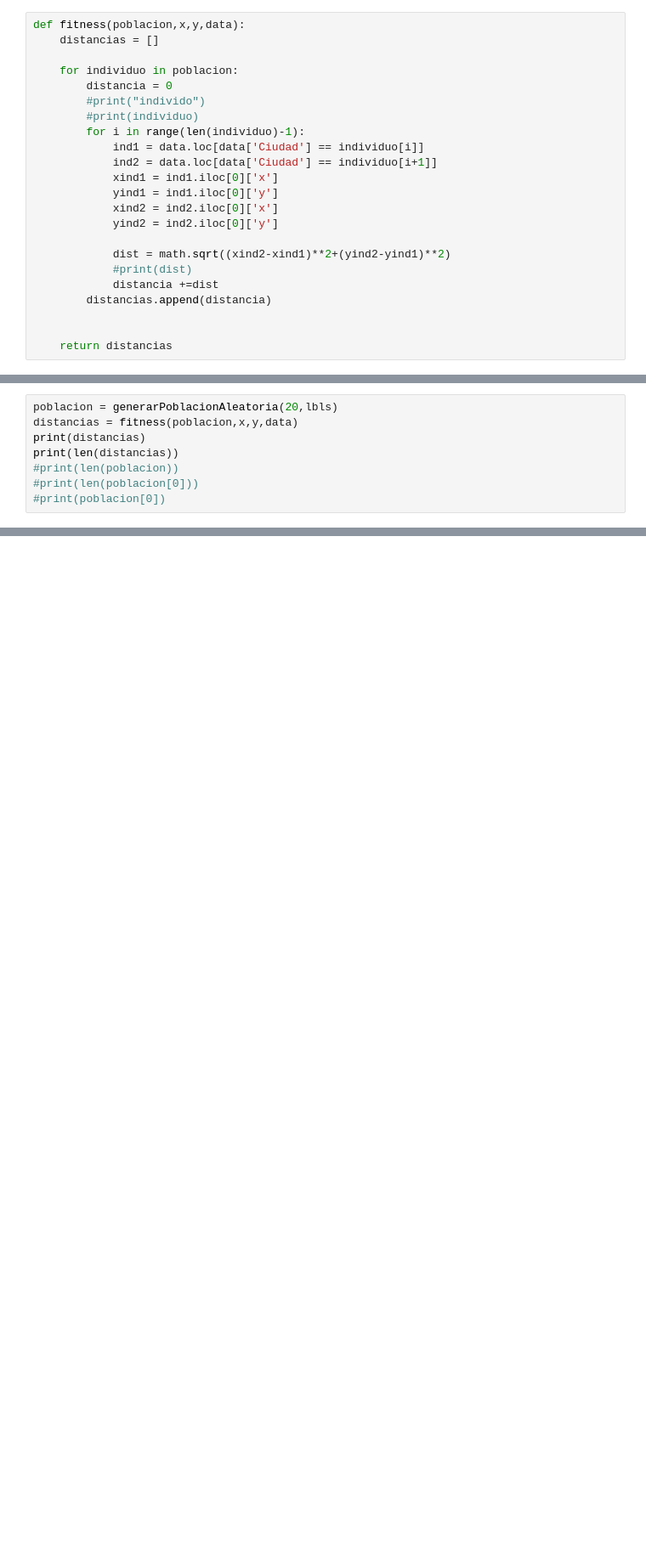
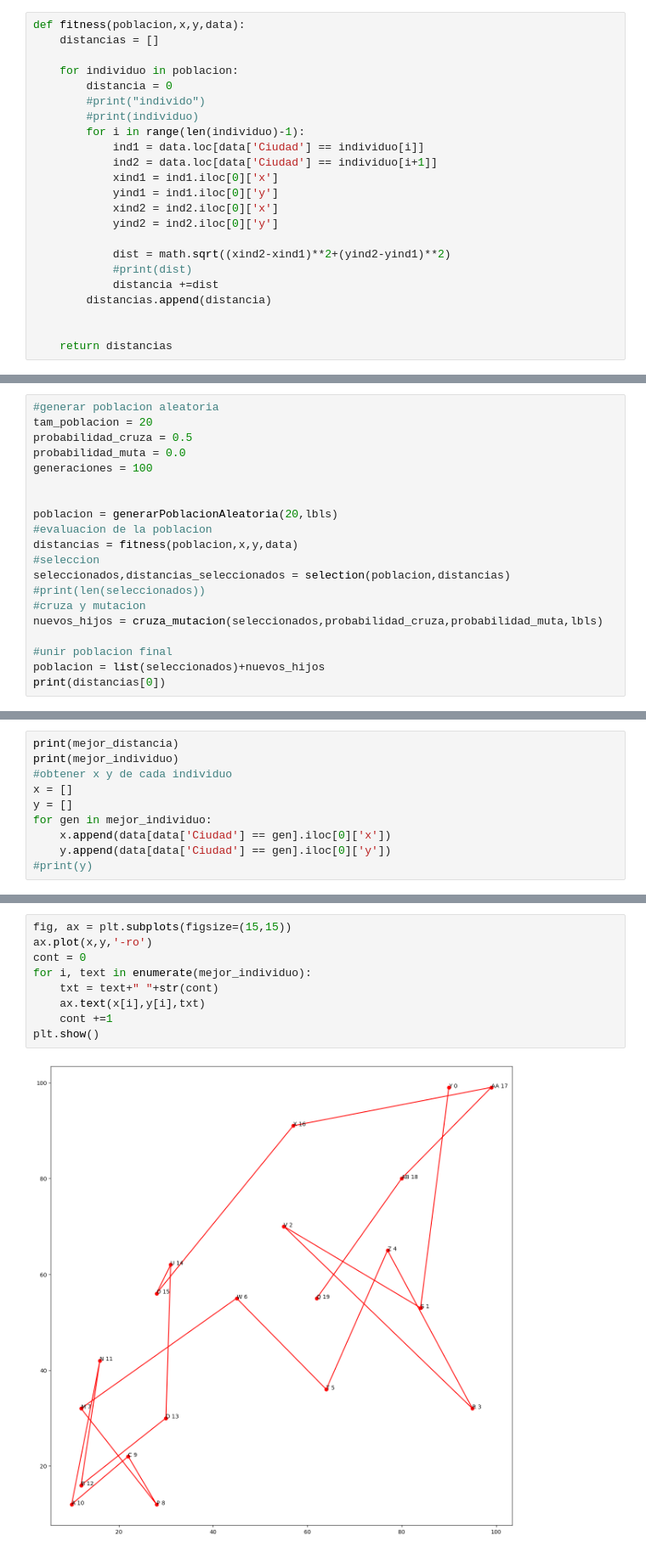
Before and after one commit to JHernandez99/AGs_Ciudades, a Jupyter notebook: AG_Problema_Ciudades.ipynb, the cells around one changed output, grey strips where cells are left out. Shown at 85% size. Cells and saved outputs as stored; diff of their text form; blank space fills up the shorter version.

```diff
--- a/AG_Problema_Ciudades.ipynb
+++ b/AG_Problema_Ciudades.ipynb
@@ -138,9 +210,21 @@ def fitness(poblacion,x,y,data):
 # %%
+#generar poblacion aleatoria
+tam_poblacion = 20
+probabilidad_cruza = 0.5
+probabilidad_muta = 0.0
+generaciones = 100
+
+
 poblacion = generarPoblacionAleatoria(20,lbls)
+#evaluacion de la poblacion
 distancias = fitness(poblacion,x,y,data)
-print(distancias)
-print(len(distancias))
-#print(len(poblacion))
-#print(len(poblacion[0]))
-#print(poblacion[0])
+#seleccion
+seleccionados,distancias_seleccionados = selection(poblacion,distancias)
+#print(len(seleccionados))
+#cruza y mutacion
+nuevos_hijos = cruza_mutacion(seleccionados,probabilidad_cruza,probabilidad_muta,lbls)
+
+#unir poblacion final
+poblacion = list(seleccionados)+nuevos_hijos
+print(distancias[0])
 # %% [output]
@@ -148,0 +299,10 @@ print(len(distancias))
+# %%
+print(mejor_distancia)
+print(mejor_individuo)
+#obtener x y de cada individuo
+x = []
+y = []
+for gen in mejor_individuo:
+    x.append(data[data['Ciudad'] == gen].iloc[0]['x'])
+    y.append(data[data['Ciudad'] == gen].iloc[0]['y'])
+#print(y)
@@ -148,0 +312,11 @@ print(len(distancias))
+# %%
+fig, ax = plt.subplots(figsize=(15,15))
+ax.plot(x,y,'-ro')
+cont = 0
+for i, text in enumerate(mejor_individuo):
+    txt = text+" "+str(cont)
+    ax.text(x[i],y[i],txt)
+    cont +=1
+plt.show()
+# %% [output]
+[figure, added]
```
Also changed, not shown: parts of 10 cells of this notebook.
